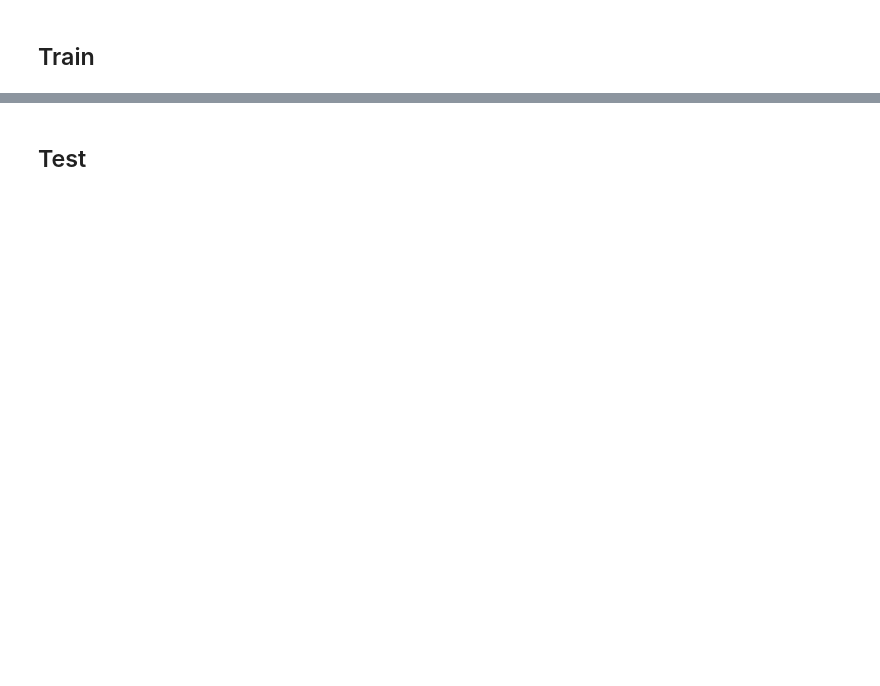
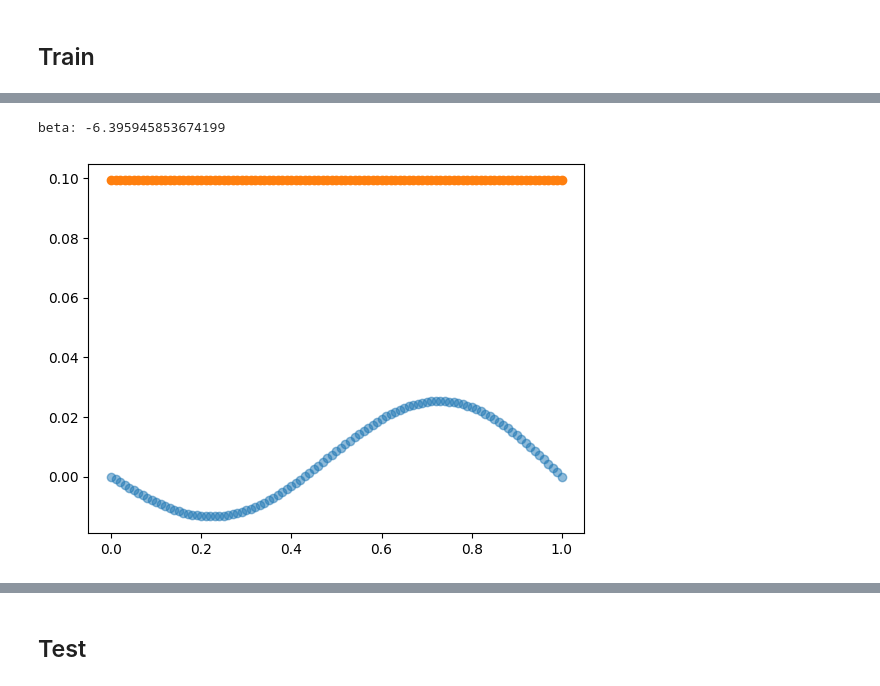
Before and after one commit to Hrrsmjd/fourier_neural_operator, a Jupyter notebook: temp/fourier_1d_heat_equation.ipynb, the cells around one changed output, grey strips where cells are left out. Saved outputs shown, nothing was run; the diff lists cells and outputs as text; code cells hidden in the pictures; blank space fills up the shorter version.

```diff
--- a/temp/fourier_1d_heat_equation.ipynb
+++ b/temp/fourier_1d_heat_equation.ipynb
@@ -388,24 +418,27 @@ plt.show()
 # %%
 ## Test 1
-beta1 = np.random.uniform(0, 10)
+beta1 = np.random.uniform(-10, 10)
 print(f'beta: {beta1}')
 beta1_vec = torch.from_numpy(beta1 * np.ones(101)).float().unsqueeze(0).unsqueeze(0)
 
 u0 = torch.from_numpy(np.sin(beta1 * X[0])).float().unsqueeze(0).unsqueeze(0)
 
 u = np.zeros((nt + 1, nx + 1))
 u[0] = u0
 u[:, 0] = ux0
 u[:, -1] = uxn
 
 b = np.zeros(nx - 1)
 for j in range(1, nt + 1):
     b[0] = r * u[j - 1, 0] + r * u[j, 0]
     b[-1] = r * u[j - 1, -1] + r * u[j, -1]
     u[j, 1:nx] = Ainv @ ((B @ u[j - 1, 1:nx]) + b)
 
 plt.scatter(np.linspace(0, 1, nx + 1), u[-1], alpha=0.5)
 plt.scatter(np.linspace(0, 1, nx + 1), model(torch.cat((beta1_vec, u0), 1)).detach())
 plt.show()
+# %% [output]
+beta: -6.395945853674199
+[figure, added]
 # %%
 ## Test 2
```
Also changed, not shown: parts of 19 cells of this notebook.
